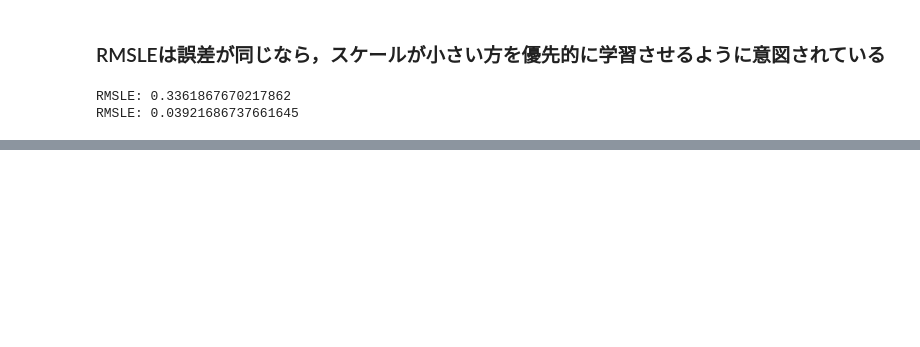
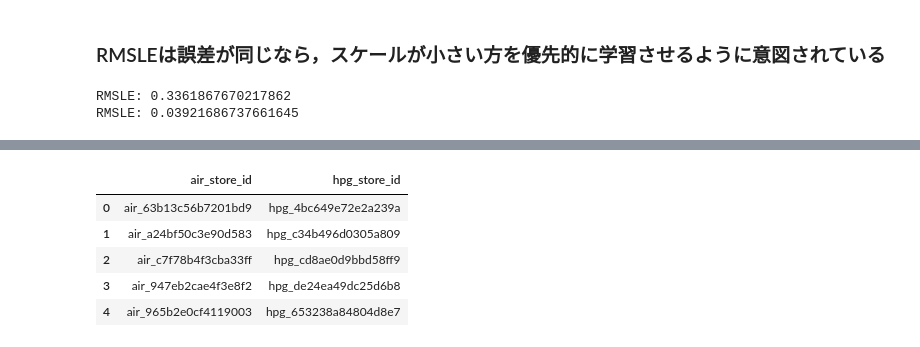
Before and after one commit to yutayamazaki/Recruit-Restaurant-Visitor-Forecasting, a Jupyter notebook: notebooks/EDA.ipynb, the cells around one changed output, grey strips where cells are left out. Saved outputs shown, nothing was run; the diff lists cells and outputs as text; code cells hidden in the pictures; blank space fills up the shorter version.

```diff
--- a/notebooks/EDA.ipynb
+++ b/notebooks/EDA.ipynb
@@ -366,0 +377,9 @@ RMSLE: 0.03921686737661645
+# %%
+df_id.head()
+# %% [output]
+|  | air_store_id | hpg_store_id |
+| 0 | air_63b13c56b7201bd9 | hpg_4bc649e72e2a239a |
+| 1 | air_a24bf50c3e90d583 | hpg_c34b496d0305a809 |
+| 2 | air_c7f78b4f3cba33ff | hpg_cd8ae0d9bbd58ff9 |
+| 3 | air_947eb2cae4f3e8f2 | hpg_de24ea49dc25d6b8 |
+| 4 | air_965b2e0cf4119003 | hpg_653238a84804d8e7 |
```
Also changed, not shown: parts of 5 cells of this notebook.
